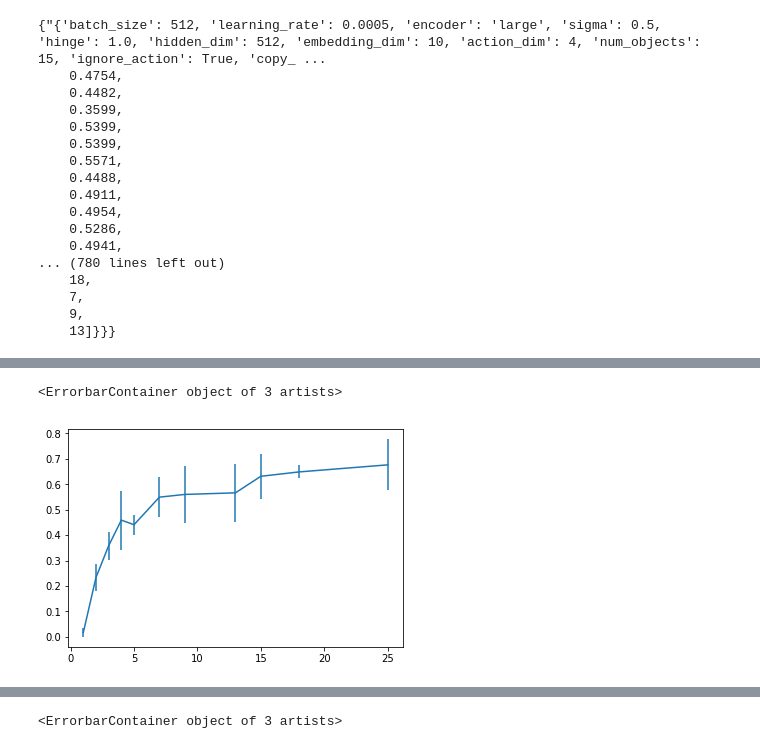
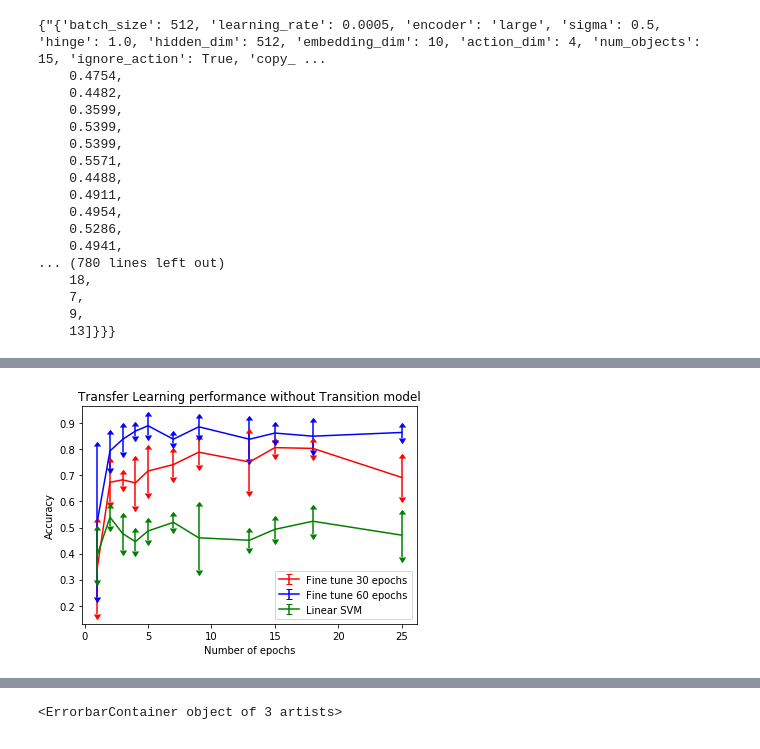
Before and after one commit to gabrielsluz/c-swm, a Jupyter notebook: Experiments.ipynb, the cells around one changed output, grey strips where cells are left out. Saved outputs shown, nothing was run; the diff lists cells and outputs as text; code cells hidden in the pictures.

Commit message:
Beautiful results

```diff
--- a/Experiments.ipynb
+++ b/Experiments.ipynb
@@ -904,10 +854,24 @@ plt.errorbar(x, y_mean, yerr=y_std)
-# %%
-params = ['use_trans_model']
-values = ['True']
-experiment_key = 'H1_num_steps=5'
-varying_param = 'epochs'
-x, y_mean, y_std = get_plot_ready_res(results, params, values, experiment_key, varying_param)
-plt.errorbar(x, y_mean, yerr=y_std)
-# %% [output]
-<ErrorbarContainer object of 3 artists>
-[figure, removed]
+# %%
+params = ['use_trans_model']
+values = ['False']
+varying_param = 'epochs'
+#30 epochs
+experiment_key = 'FineTuning10pc30epochs'
+x_false, y_mean_false, y_std_false = get_plot_ready_res(results, params, values, experiment_key, varying_param)
+plt.errorbar(x_false, y_mean_false, yerr=y_std_false, uplims=True, lolims=True, color='r', label='Fine tune 30 epochs')
+#60 epochs
+experiment_key = 'FineTuning10pc60epochs'
+x, y_mean, y_std = get_plot_ready_res(results, params, values, experiment_key, varying_param)
+plt.errorbar(x, y_mean, yerr=y_std, uplims=True, lolims=True, color='b', label='Fine tune 60 epochs')
+#Linear eval
+experiment_key = 'LinearEvalAcc'
+x, y_mean, y_std = get_plot_ready_res(results, params, values, experiment_key, varying_param)
+plt.errorbar(x, y_mean, yerr=y_std, uplims=True, lolims=True, color='g', label='Linear SVM')
+
+plt.xlabel('Number of epochs')
+plt.ylabel('Accuracy')
+plt.title('Transfer Learning performance without Transition model')
+plt.legend()
+plt.show()
+# %% [output]
+[figure, added]
```
Also changed, not shown: parts of 16 cells of this notebook.
